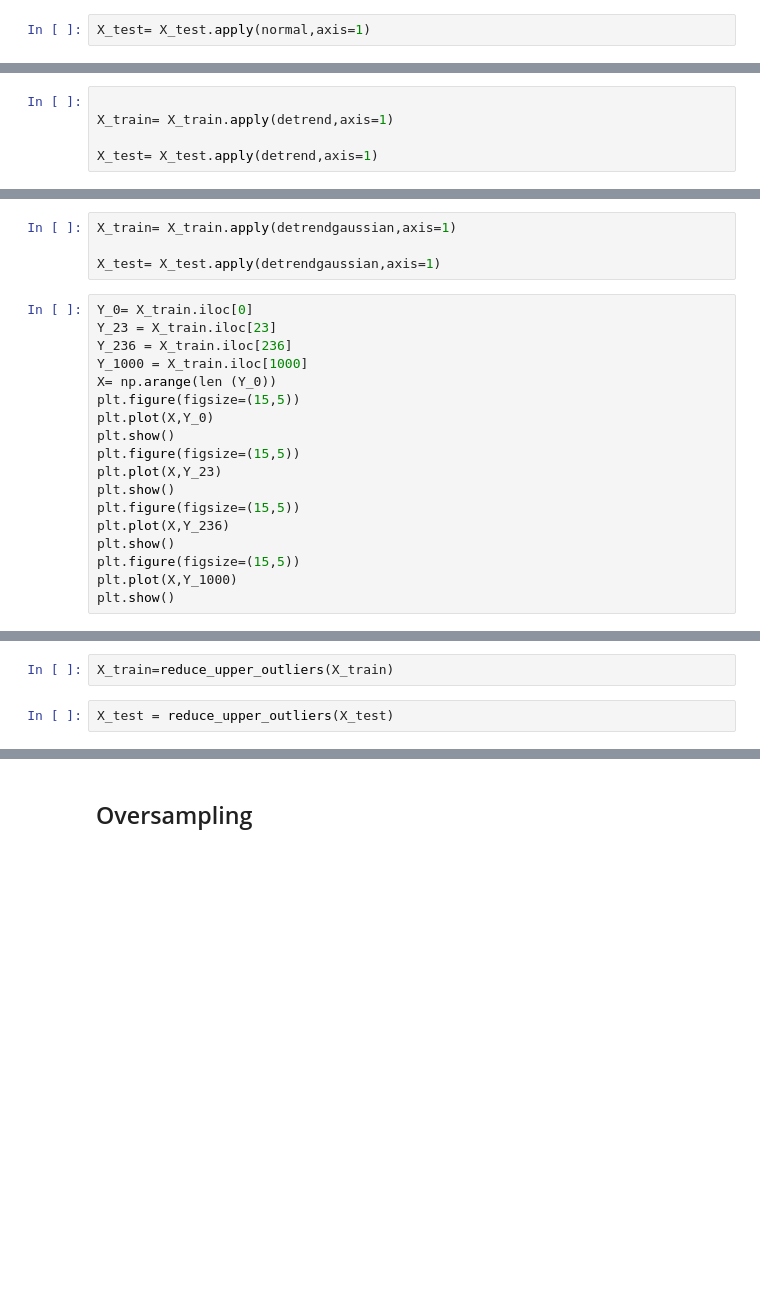
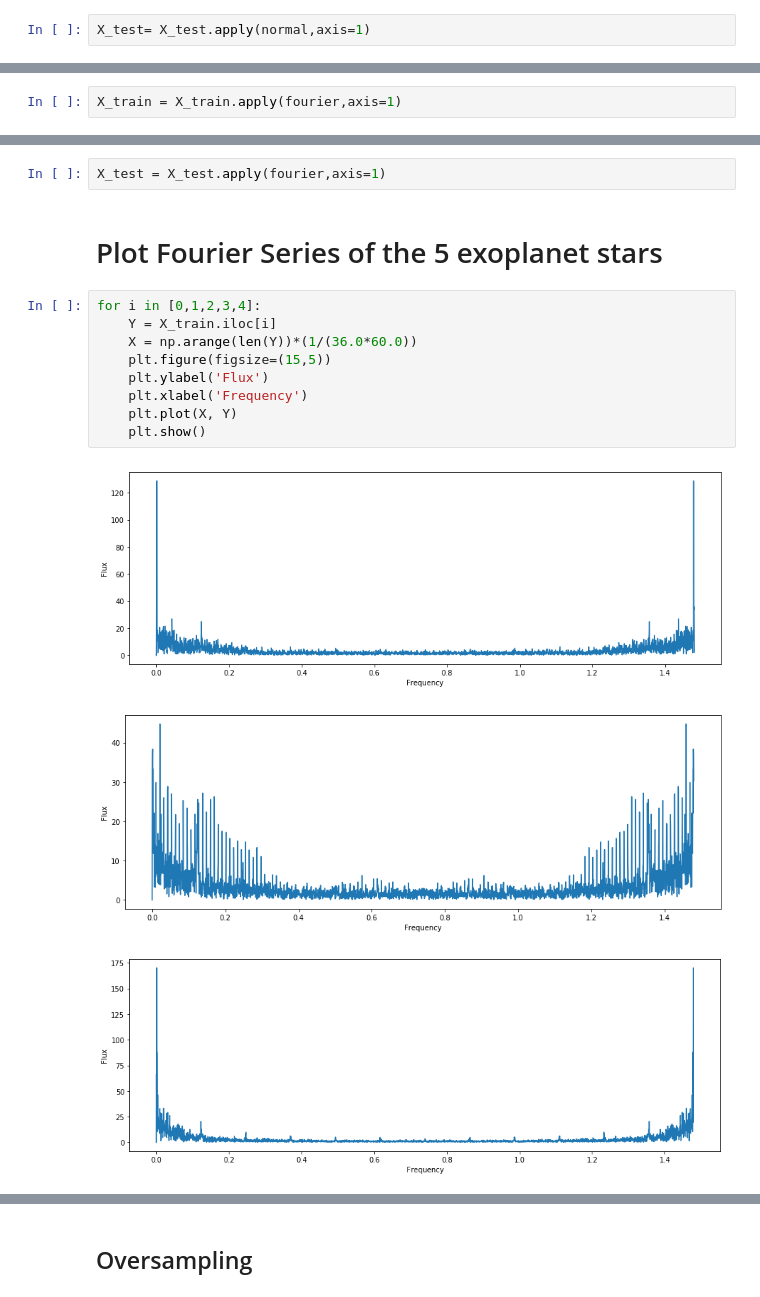
Before and after one commit to jfcarmonag/exoplanet-star-detection, a Jupyter notebook: exostar.ipynb, the cells around one changed output, grey strips where cells are left out. Drawn from its saved outputs; the diff is of its cells as text; blank space fills up the shorter version.

```diff
--- a/exostar.ipynb
+++ b/exostar.ipynb
@@ -109,5 +108,0 @@ def detrend(Y):
-# %%
-
-X_train= X_train.apply(detrend,axis=1)
-
-X_test= X_test.apply(detrend,axis=1)
@@ -118,22 +116,2 @@ def detrendgaussian(Y):
 # %%
-X_train= X_train.apply(detrendgaussian,axis=1)
-
-X_test= X_test.apply(detrendgaussian,axis=1)
+X_train = X_train.apply(fourier,axis=1)
-# %%
-Y_0= X_train.iloc[0]
-Y_23 = X_train.iloc[23]
-Y_236 = X_train.iloc[236]
-Y_1000 = X_train.iloc[1000]
-X= np.arange(len (Y_0))
-plt.figure(figsize=(15,5))
-plt.plot(X,Y_0)
-plt.show()
-plt.figure(figsize=(15,5))
-plt.plot(X,Y_23)
-plt.show()
-plt.figure(figsize=(15,5))
-plt.plot(X,Y_236)
-plt.show()
-plt.figure(figsize=(15,5))
-plt.plot(X,Y_1000)
-plt.show()
@@ -181,4 +118,17 @@ def reduce_upper_outliers(df,reduce = 0.01, half_width=4):
-# %%
-X_train=reduce_upper_outliers(X_train)
-# %%
-X_test = reduce_upper_outliers(X_test)
+# %%
+X_test = X_test.apply(fourier,axis=1)
+# %% [markdown]
+# Plot Fourier Series of the 5 exoplanet stars
+# %%
+for i in [0,1,2,3,4]:
+    Y = X_train.iloc[i]
+    X = np.arange(len(Y))*(1/(36.0*60.0))
+    plt.figure(figsize=(15,5))
+    plt.ylabel('Flux')
+    plt.xlabel('Frequency')
+    plt.plot(X, Y)
+    plt.show()
+# %% [output]
+[figure, added]
+[figure, added]
+[figure, added]
```
Also changed, not shown: parts of 45 cells of this notebook.
